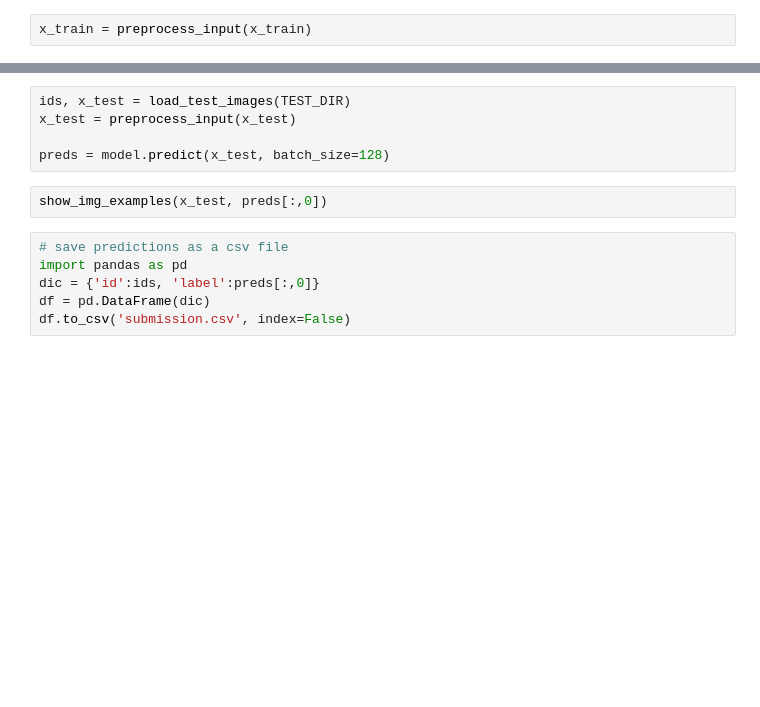
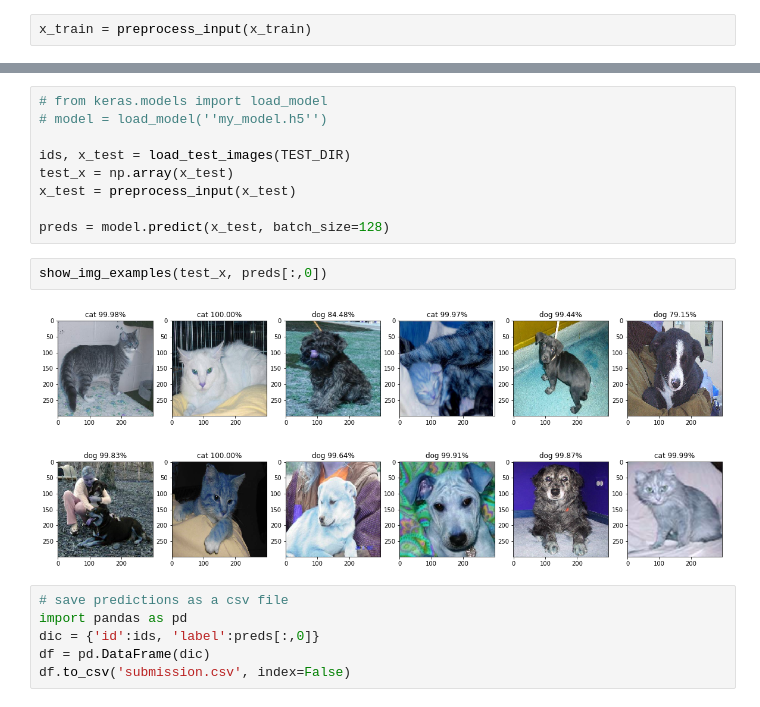
Before and after one commit to rover9632/dogs_vs_cats, a Jupyter notebook: pretrain_kr.ipynb, the cells around one changed output, grey strips where cells are left out. Cells and saved outputs as stored; diff of their text form; blank space fills up the shorter version.

```diff
--- a/pretrain_kr.ipynb
+++ b/pretrain_kr.ipynb
@@ -205,10 +191,16 @@ plt.show()
 # %%
+# from keras.models import load_model
+# model = load_model(''my_model.h5'')
+
 ids, x_test = load_test_images(TEST_DIR)
+test_x = np.array(x_test)
 x_test = preprocess_input(x_test)
 
 preds = model.predict(x_test, batch_size=128)
 # %%
-show_img_examples(x_test, preds[:,0])
+show_img_examples(test_x, preds[:,0])
+# %% [output]
+[figure, added]
 # %%
 # save predictions as a csv file
 import pandas as pd
```
Also changed, not shown: parts of 5 cells of this notebook, 1 other file.
